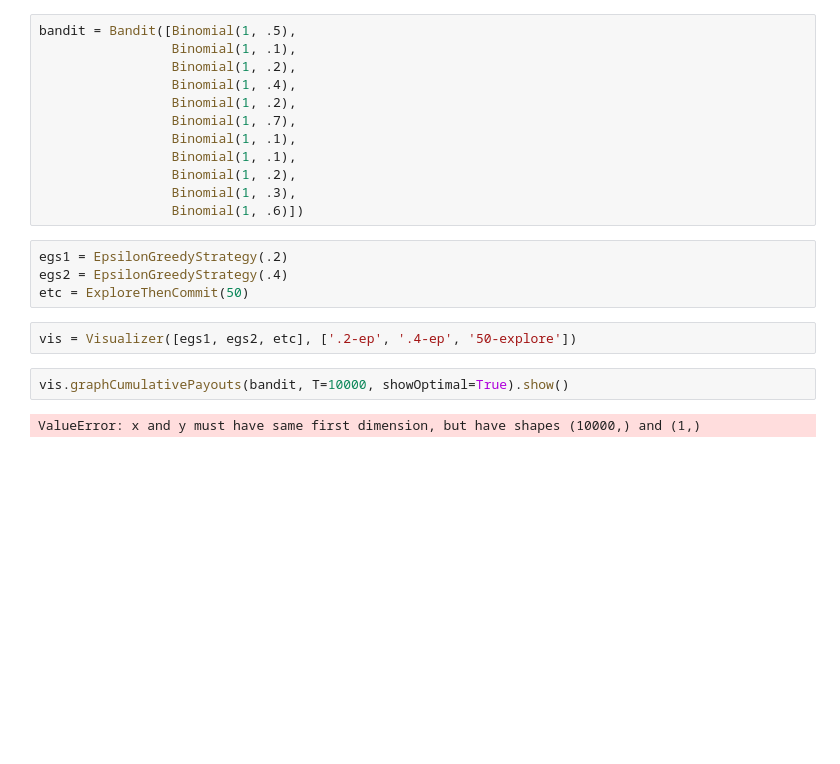
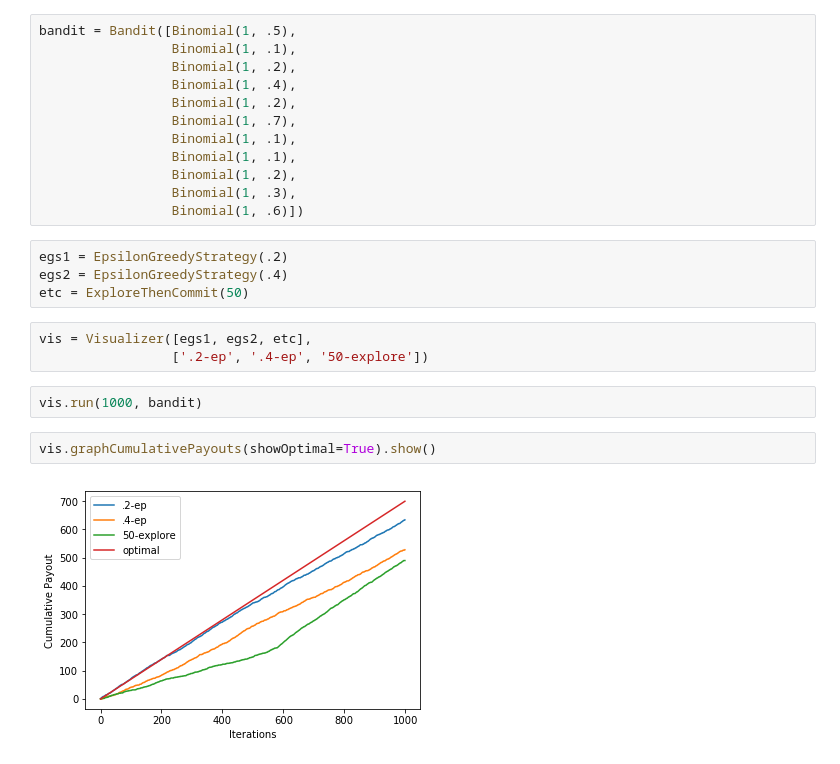
Before and after one commit to jhurwitzupenn/MultiArmedBandit, a Jupyter notebook: examples/VisualizationExample.ipynb, the cells around one changed output. Cells and saved outputs as stored; diff of their text form; blank space fills up the shorter version.

```diff
--- a/examples/VisualizationExample.ipynb
+++ b/examples/VisualizationExample.ipynb
@@ -25,8 +25,11 @@ egs1 = EpsilonGreedyStrategy(.2)
 egs2 = EpsilonGreedyStrategy(.4)
 etc = ExploreThenCommit(50)
 # %%
-vis = Visualizer([egs1, egs2, etc], ['.2-ep', '.4-ep', '50-explore'])
+vis = Visualizer([egs1, egs2, etc],
+                 ['.2-ep', '.4-ep', '50-explore'])
+# %%
+vis.run(1000, bandit)
 # %%
-vis.graphCumulativePayouts(bandit, T=10000, showOptimal=True).show()
+vis.graphCumulativePayouts(showOptimal=True).show()
 # %% [output]
-ValueError: x and y must have same first dimension, but have shapes (10000,) and (1,)
+[figure, added]
```
Also changed, not shown: parts of 1 cell of this notebook, 1 other file.
